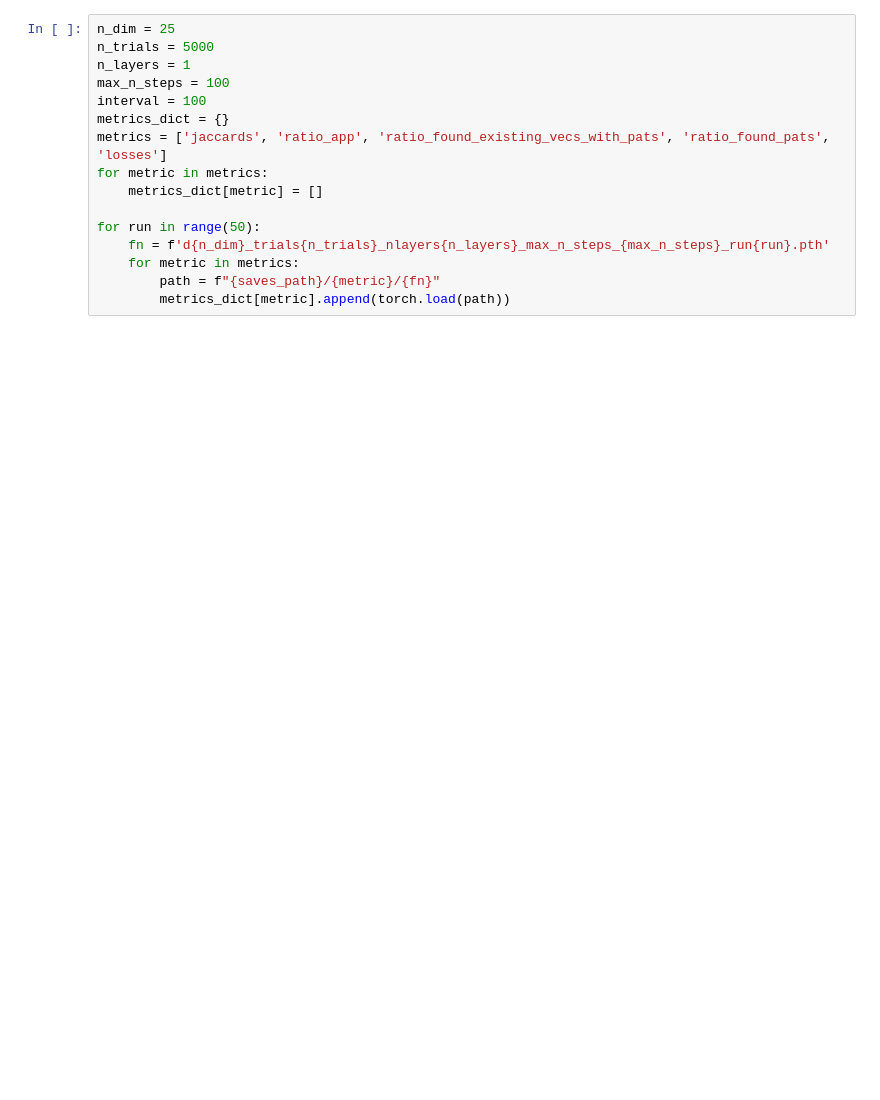
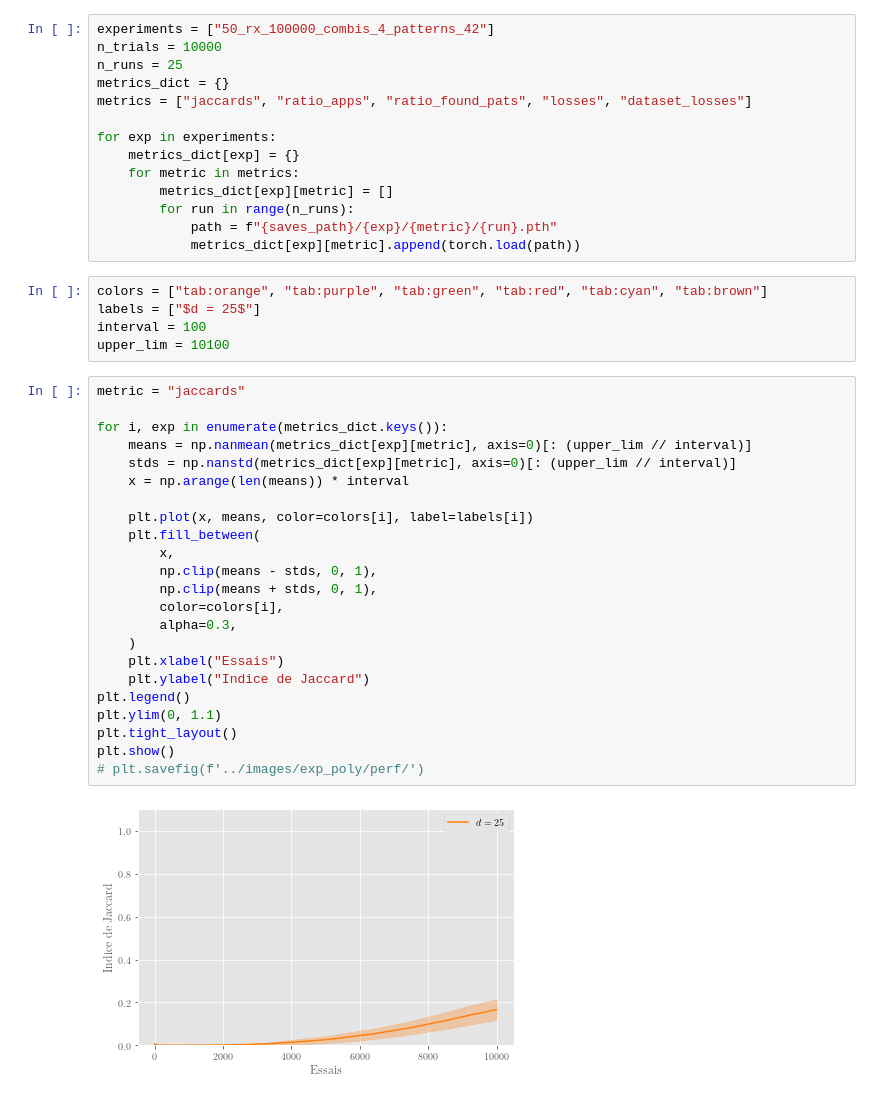
Before and after one commit to Quoding/optimneuralbandits, a Jupyter notebook: testing/viz/vizualize_perf_metrics.ipynb, the cells around one changed output. Saved outputs shown, nothing was run; the diff lists cells and outputs as text; blank space fills up the shorter version.

```diff
--- a/testing/viz/vizualize_perf_metrics.ipynb
+++ b/testing/viz/vizualize_perf_metrics.ipynb
@@ -18,16 +20,44 @@ saves_path = '../saves'
 # %%
-n_dim = 25
-n_trials = 5000
-n_layers = 1
-max_n_steps = 100
-interval = 100
+experiments = ["50_rx_100000_combis_4_patterns_42"]
+n_trials = 10000
+n_runs = 25
 metrics_dict = {}
-metrics = ['jaccards', 'ratio_app', 'ratio_found_existing_vecs_with_pats', 'ratio_found_pats', 'losses']
-for metric in metrics:
-    metrics_dict[metric] = []
+metrics = ["jaccards", "ratio_apps", "ratio_found_pats", "losses", "dataset_losses"]
 
-for run in range(50):
-    fn = f'd{n_dim}_trials{n_trials}_nlayers{n_layers}_max_n_steps_{max_n_steps}_run{run}.pth'
+for exp in experiments:
+    metrics_dict[exp] = {}
     for metric in metrics:
-        path = f"{saves_path}/{metric}/{fn}"
-        metrics_dict[metric].append(torch.load(path))
+        metrics_dict[exp][metric] = []
+        for run in range(n_runs):
+            path = f"{saves_path}/{exp}/{metric}/{run}.pth"
+            metrics_dict[exp][metric].append(torch.load(path))
+# %%
+colors = ["tab:orange", "tab:purple", "tab:green", "tab:red", "tab:cyan", "tab:brown"]
+labels = ["$d = 25$"]
+interval = 100
+upper_lim = 10100
+# %%
+metric = "jaccards"
+
+for i, exp in enumerate(metrics_dict.keys()):
+    means = np.nanmean(metrics_dict[exp][metric], axis=0)[: (upper_lim // interval)]
+    stds = np.nanstd(metrics_dict[exp][metric], axis=0)[: (upper_lim // interval)]
+    x = np.arange(len(means)) * interval
+
+    plt.plot(x, means, color=colors[i], label=labels[i])
+    plt.fill_between(
+        x,
+        np.clip(means - stds, 0, 1),
+        np.clip(means + stds, 0, 1),
+        color=colors[i],
+        alpha=0.3,
+    )
+    plt.xlabel("Essais")
+    plt.ylabel("Indice de Jaccard")
+plt.legend()
+plt.ylim(0, 1.1)
+plt.tight_layout()
+plt.show()
+# plt.savefig(f'../images/exp_poly/perf/')
+# %% [output]
+[figure, added]
```
Also changed, not shown: parts of 18 cells of this notebook, 7 other files.
